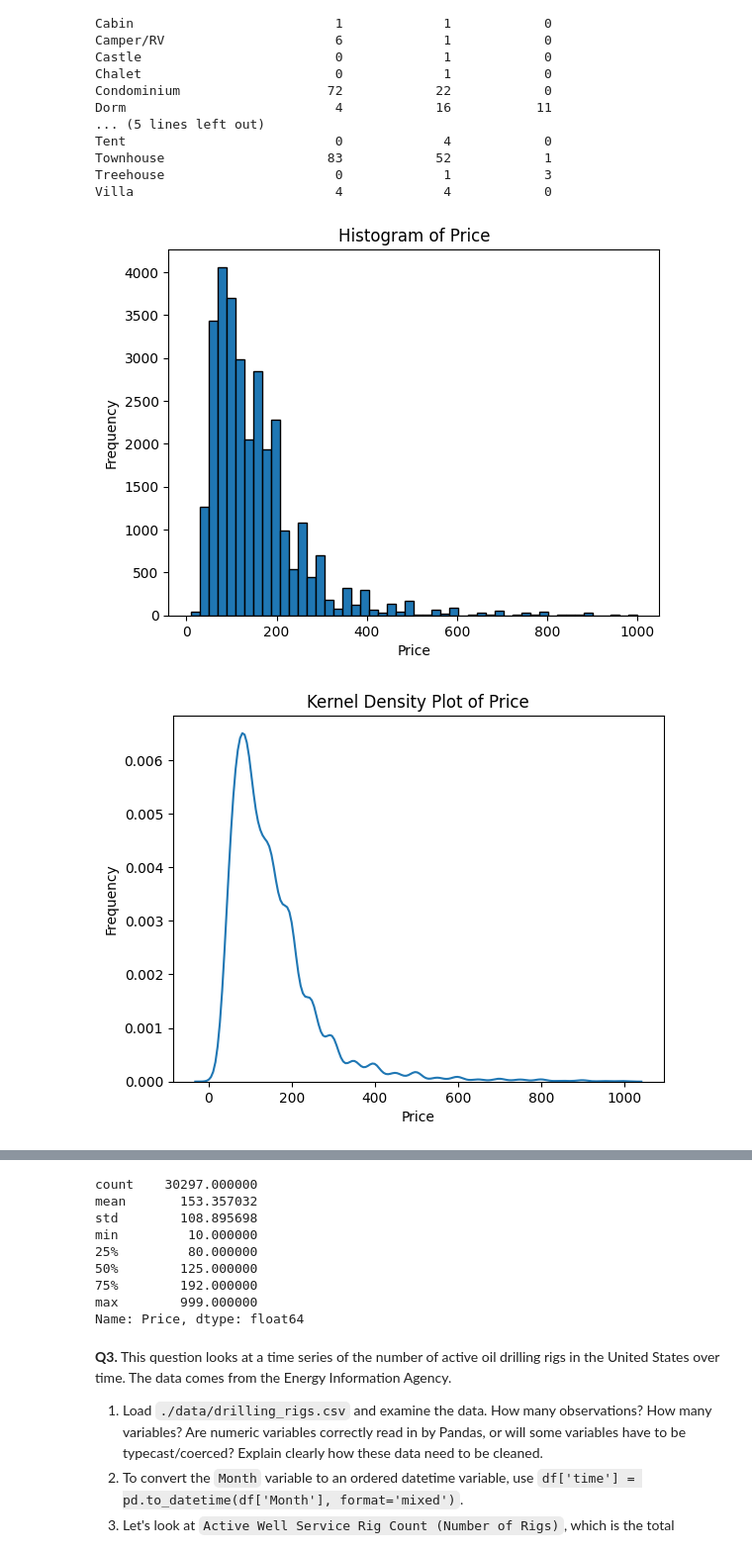
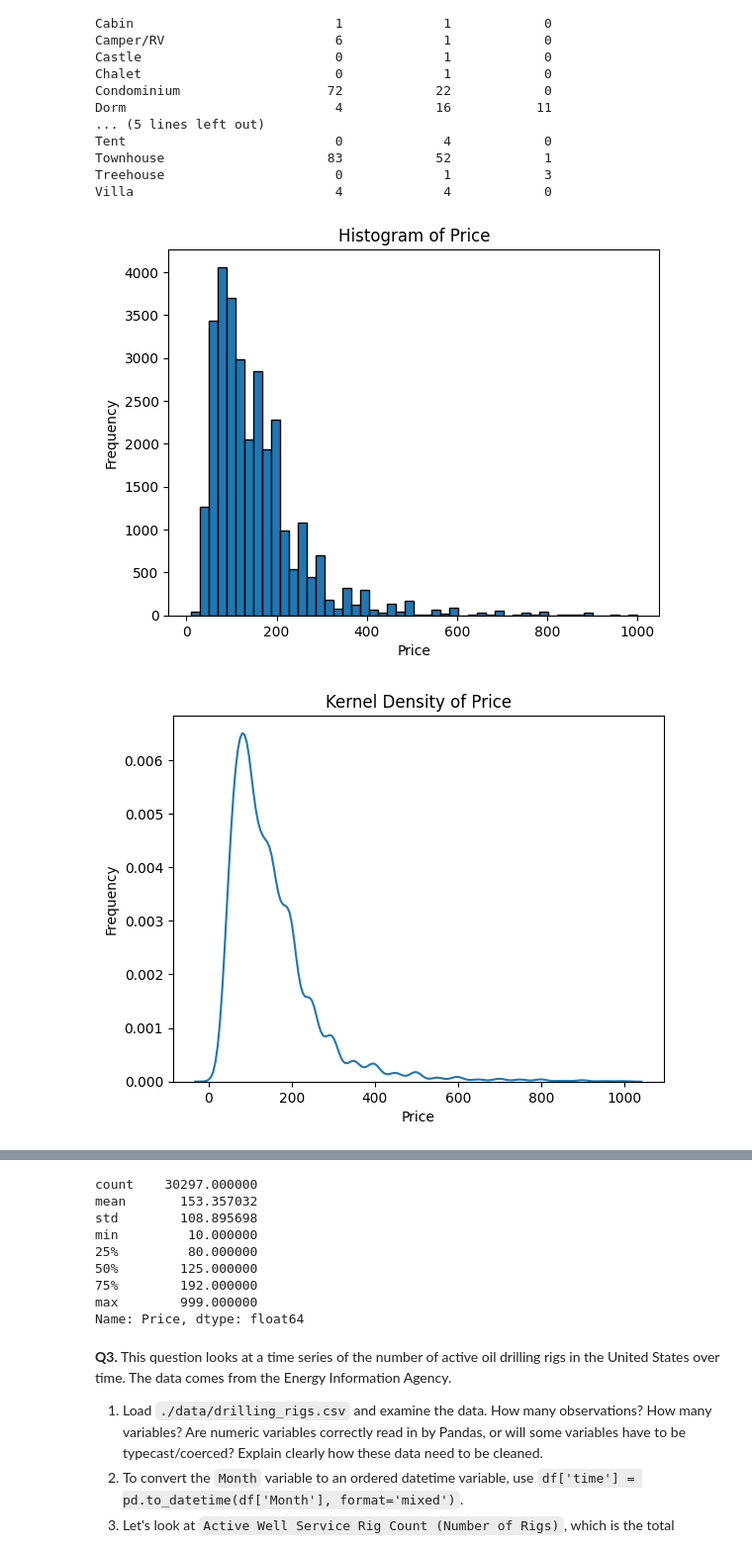
Before and after one commit to bburt26/eda_assignment, a Jupyter notebook: assignment.ipynb, the cells around one changed output, grey strips where cells are left out. Shown at 99% size. Cells and saved outputs as stored; diff of their text form; code cells hidden in the pictures.

```diff
--- a/assignment.ipynb
+++ b/assignment.ipynb
@@ -99,43 +99,43 @@ Villa                          4             4            0
 # %%
 # Question 2.4 For Price, make a histogram, kernel density, box plot, and a
 # statistical description of the variable. Are the data badly scaled? Are there
 # many outliers? Use log to transform price into a new variable, price_log, and
 # take these steps again.
 
 import pandas as pd
 import matplotlib.pyplot as plt
 import seaborn as sns
 
 airbnb["Price"] = pd.to_numeric(airbnb["Price"], errors='coerce')
 
-airbnb["Price"].hist(bins=50, grid = False, edgecolor="black")
-plt.xlabel("Price")
-plt.ylabel("Frequency")
-plt.title("Histogram of Price")
+histogram = airbnb["Price"].hist(bins=50, grid = False, edgecolor="black")
+histogram.set(title = "Histogram of Price",
+xlabel = "Price",
+ylabel = "Frequency")
 plt.show()
 
-sns.kdeplot(airbnb["Price"])
-plt.xlabel("Price")
-plt.ylabel("Frequency")
-plt.title("Kernel Density Plot of Price")
+kernel = sns.kdeplot(airbnb["Price"])
+kernel.set(title = "Kernel Density of Price",
+xlabel = "Price",
+ylabel = "Frequency")
 plt.show()
 
-sns.boxplot(airbnb["Price"])
-plt.xlabel("Price")
-plt.ylabel("Frequency")
-plt.title("Boxplot of Price")
+box = sns.boxplot(airbnb["Price"])
+box.set(title = "Boxplot of Price",
+xlabel = "Price",
+ylabel = "Frequency")
 plt.show()
 
 print(airbnb["Price"].describe())
 
 # The data are not well scaled. The boxplot shows us this the best - there are
-# many data points outside the top "whisker" which typically indicates the
-# max value. On the other two graphs the like the Histogram and Kernel Density
-# plot, there is a large range, meaning that values that have a lower frequency
-# are difficult to see on the graph and compare to the values with higher frequencies.
+# many data points outside the top "whisker" which shows use many outliers.
+# On the other two graphs the like the Histogram and Kernel Density plot, there
+# is a large range, meaning that values that have a lower frequency are difficult
+# to see on the graph and compare to the values with higher frequencies.
 # %% [output]
 [figure]
-[figure, old version]
+[figure, new version]
 [figure]
 count    30297.000000
 mean       153.357032
```
